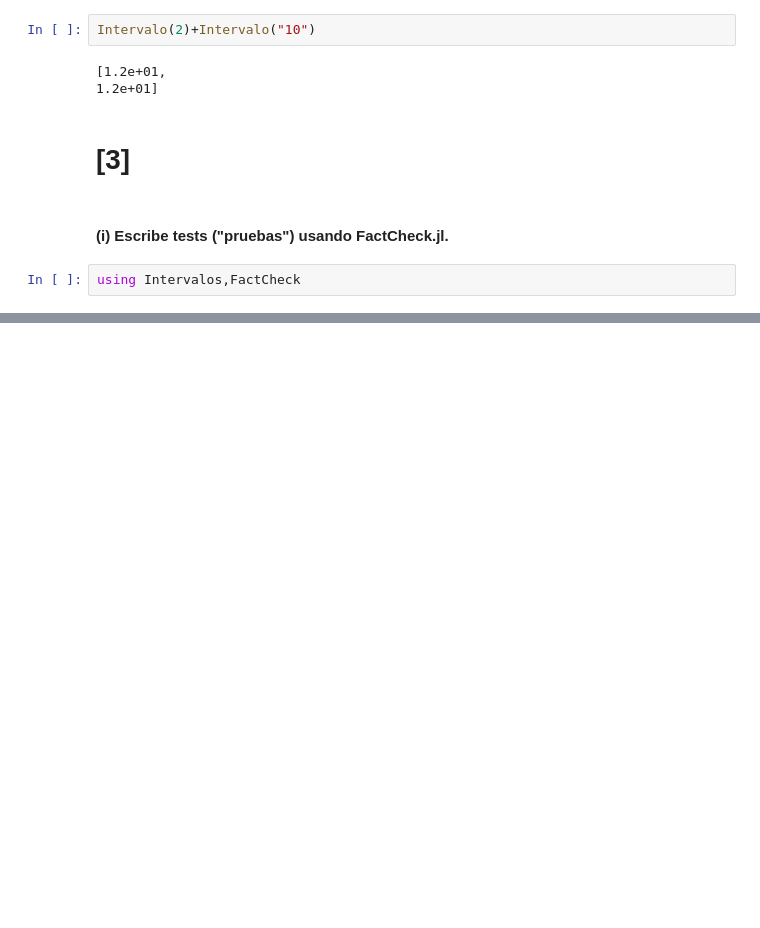
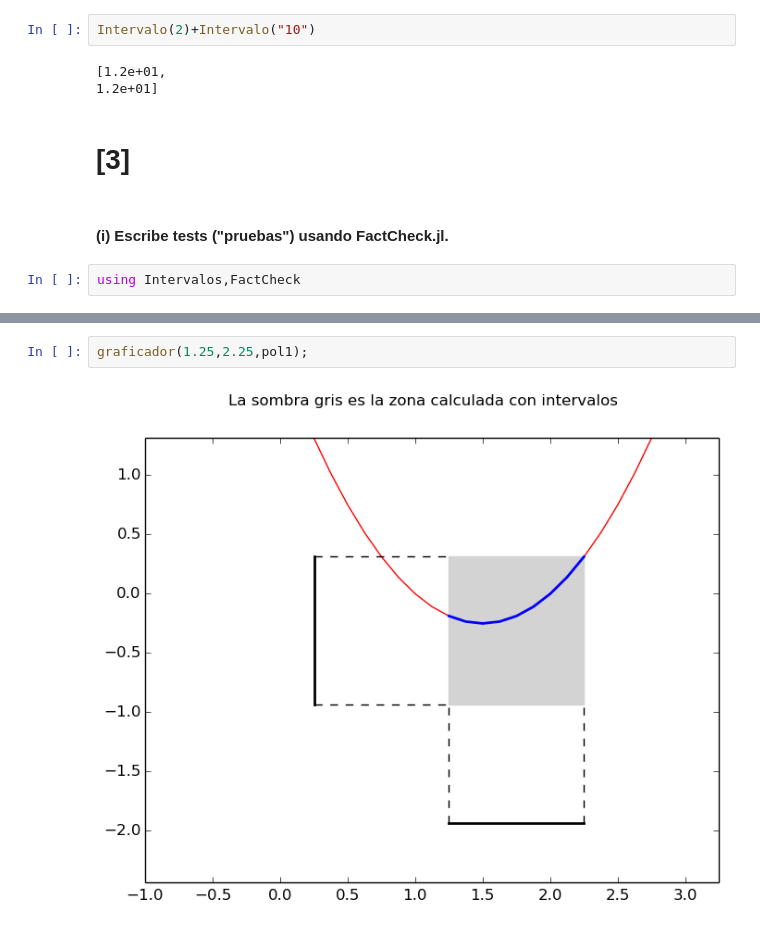
Before and after one commit to shgaeo/clase, a Jupyter notebook: tareas/Sobre_07.*_En_MetodosNumericosAvanzados.ipynb, the cells around one changed output, grey strips where cells are left out. Saved outputs shown, nothing was run; the diff lists cells and outputs as text; blank space fills up the shorter version.

```diff
--- a/tareas/Sobre_07.*_En_MetodosNumericosAvanzados.ipynb
+++ b/tareas/Sobre_07.*_En_MetodosNumericosAvanzados.ipynb
@@ -304,0 +470,4 @@ delayed_handler (generic function with 4 methods)
+# %%
+graficador(1.25,2.25,pol1);
+# %% [output]
+[figure, added]
```
Also changed, not shown: parts of 73 cells of this notebook.
